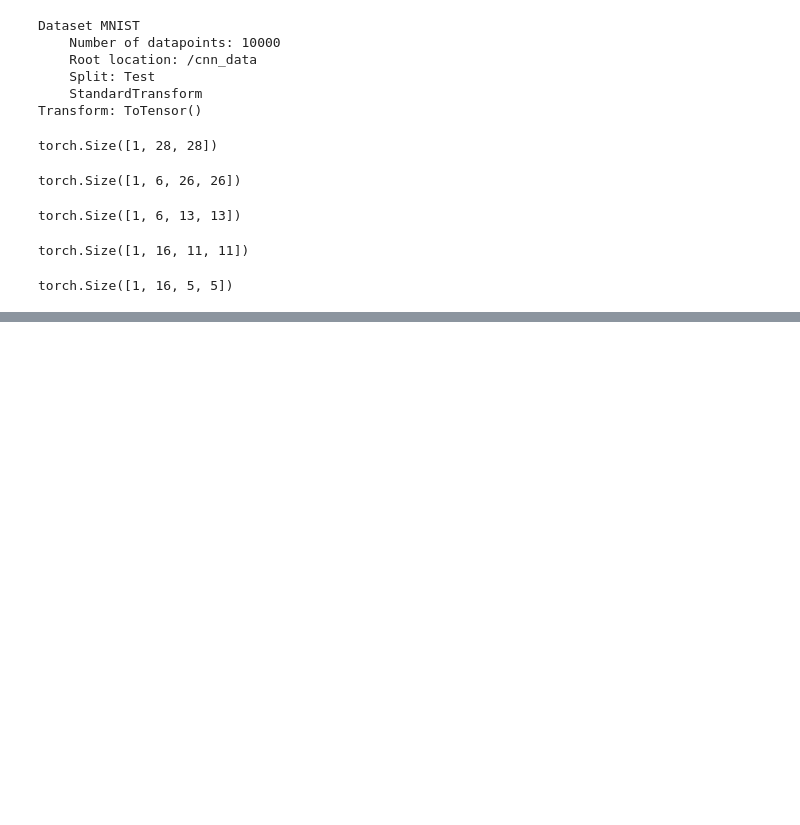
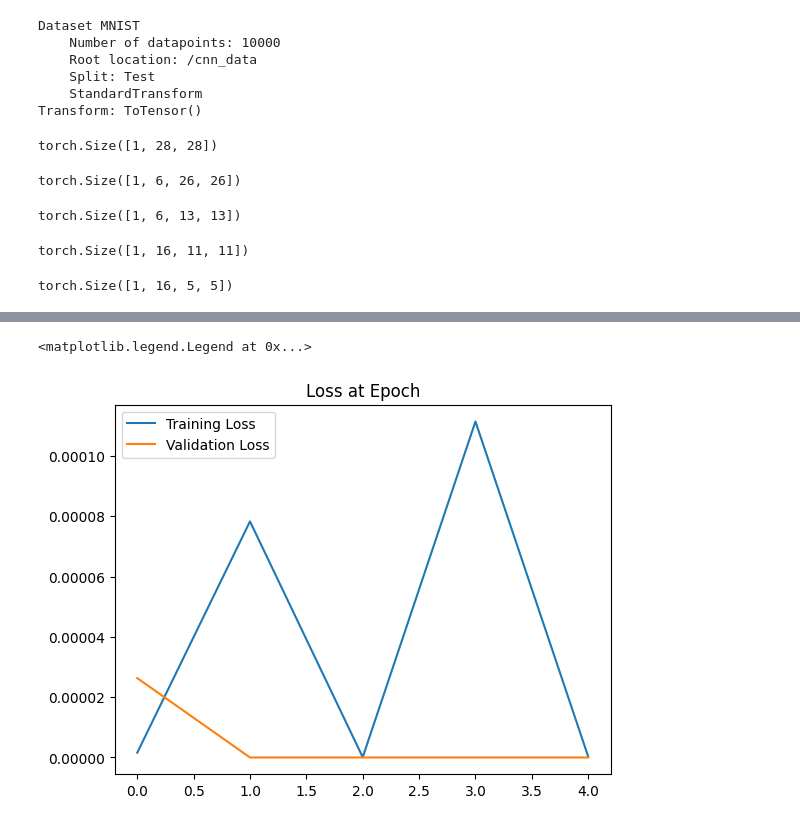
Before and after one commit to rexian/ML, a Jupyter notebook: pytorch_CNN.ipynb, the cells around one changed output, grey strips where cells are left out. Cells and saved outputs as stored; diff of their text form; code cells hidden in the pictures; blank space fills up the shorter version.

Commit message:
PyTorch number prediction based in image

```diff
--- a/pytorch_CNN.ipynb
+++ b/pytorch_CNN.ipynb
@@ -107,0 +139,5 @@ torch.Size([1, 16, 5, 5])
+# %%
+# Create an Instance of the model
+torch.manual_seed(41)
+model = ConvolutionalNetwork()
+model
@@ -107,0 +152,4 @@ torch.Size([1, 16, 5, 5])
+# %%
+# Loss Function Optimizer
+criterion = nn.CrossEntropyLoss()
+optimizer = torch.optim.Adam(model.parameters(), lr=0.001) # Smaller the learning rate, longer it's gonna take to train
@@ -107,0 +229,11 @@ torch.Size([1, 16, 5, 5])
+# %%
+# Graph the loss at each epoch
+train_losses = [t.item() for t in train_losses]
+#test_losses = [t.item() for t in test_losses]
+plt.plot(train_losses, label='Training Loss')
+plt.plot(test_losses, label='Validation Loss')
+plt.title('Loss at Epoch')
+plt.legend()
+# %% [output]
+<matplotlib.legend.Legend at 0x...>
+[figure, added]
```
Also changed, not shown: parts of 15 cells of this notebook.
